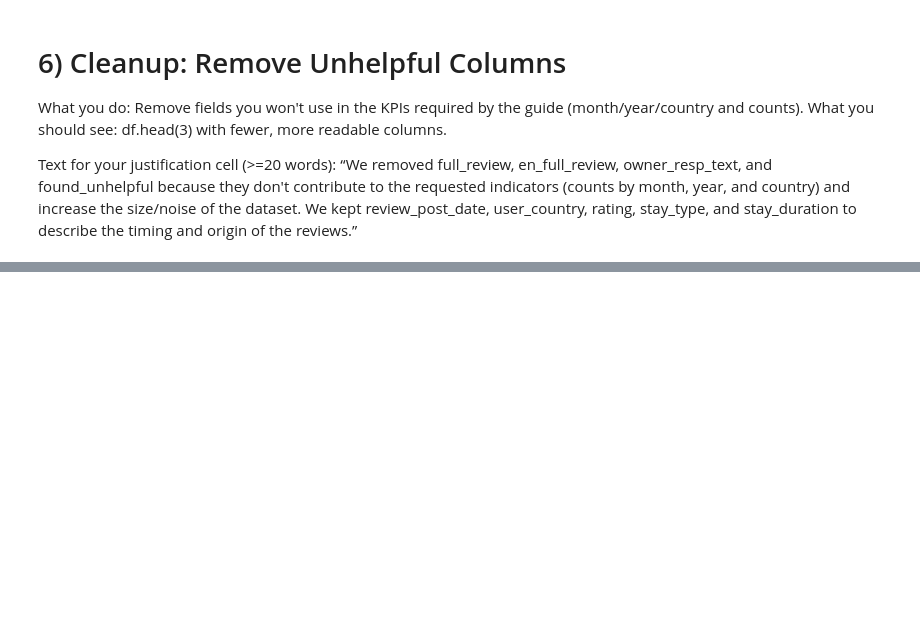
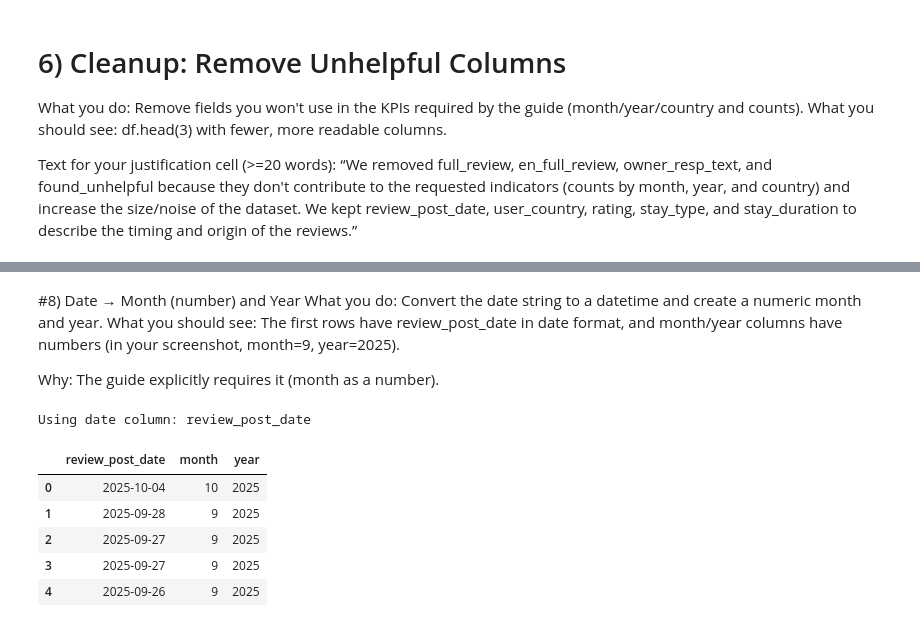
Before and after one commit to JuanRoVaz18/act_si_225, a Jupyter notebook: act_si_225.ipynb, the cells around one changed output, grey strips where cells are left out. Saved outputs shown, nothing was run; the diff lists cells and outputs as text; code cells hidden in the pictures; blank space fills up the shorter version.

```diff
--- a/act_si_225.ipynb
+++ b/act_si_225.ipynb
@@ -217,0 +268,25 @@ df
+# %% [markdown]
+#8) Date → Month (number) and Year
+What you do: Convert the date string to a datetime and create a numeric month and year.
+What you should see: The first rows have review_post_date in date format, and month/year columns have numbers (in your screenshot, month=9, year=2025).
+
+Why: The guide explicitly requires it (month as a number).
+# %%
+# 8) Parse the review date and create month/year columns
+date_candidates = [c for c in ["review_post_date","review_date","date","post_date"] if c in df.columns]
+assert date_candidates, "No typical date column found. Check df.columns."
+DATE_COL = date_candidates[0]
+print("Using date column:", DATE_COL)
+
+df[DATE_COL] = pd.to_datetime(df[DATE_COL], errors="coerce")
+df["month"] = df[DATE_COL].dt.month   # 1..12
+df["year"]  = df[DATE_COL].dt.year
+df[[DATE_COL,"month","year"]].head()
+# %% [output]
+Using date column: review_post_date
+|  | review_post_date | month | year |
+| 0 | 2025-10-04 | 10 | 2025 |
+| 1 | 2025-09-28 | 9 | 2025 |
+| 2 | 2025-09-27 | 9 | 2025 |
+| 3 | 2025-09-27 | 9 | 2025 |
+| 4 | 2025-09-26 | 9 | 2025 |
```
Also changed, not shown: parts of 6 cells of this notebook.
